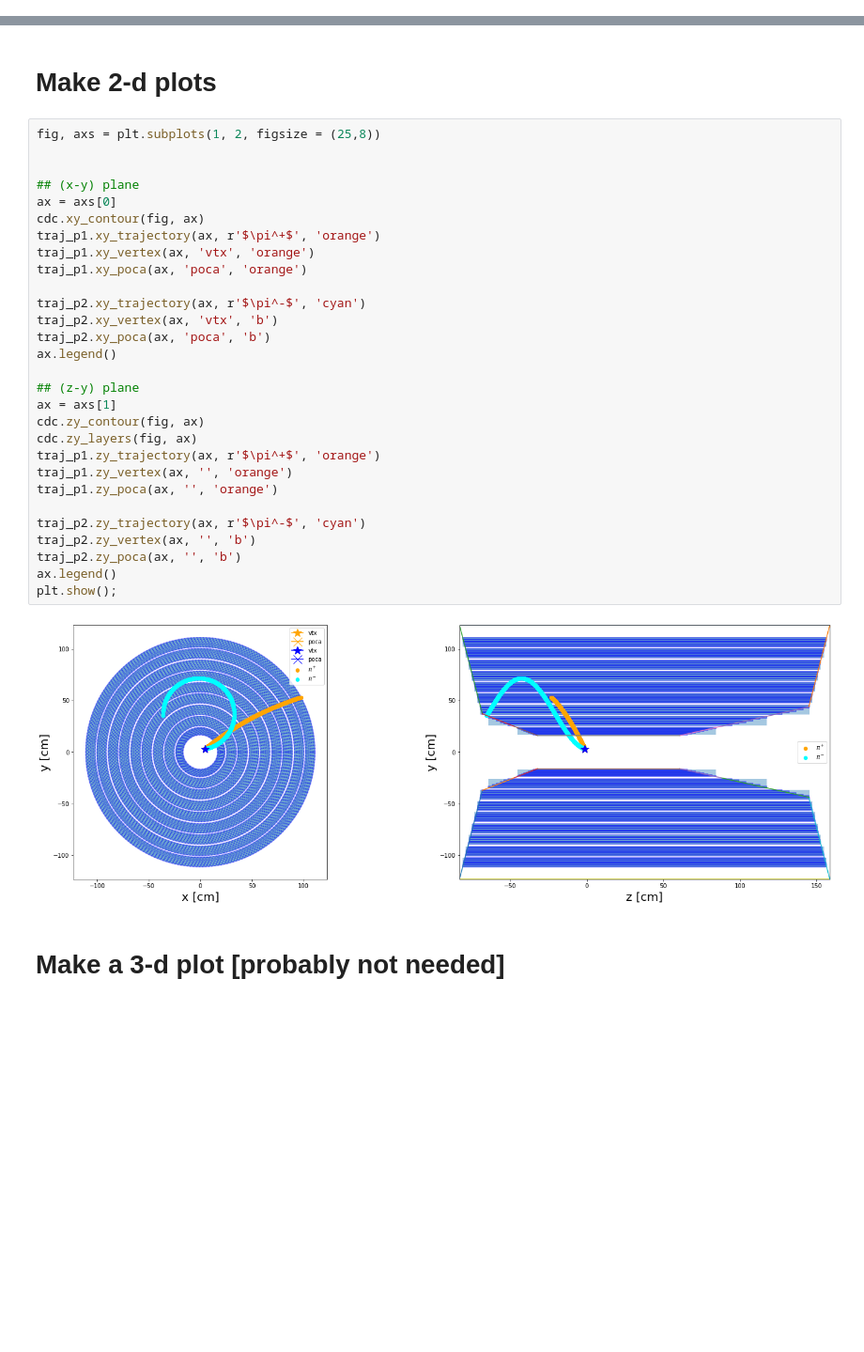
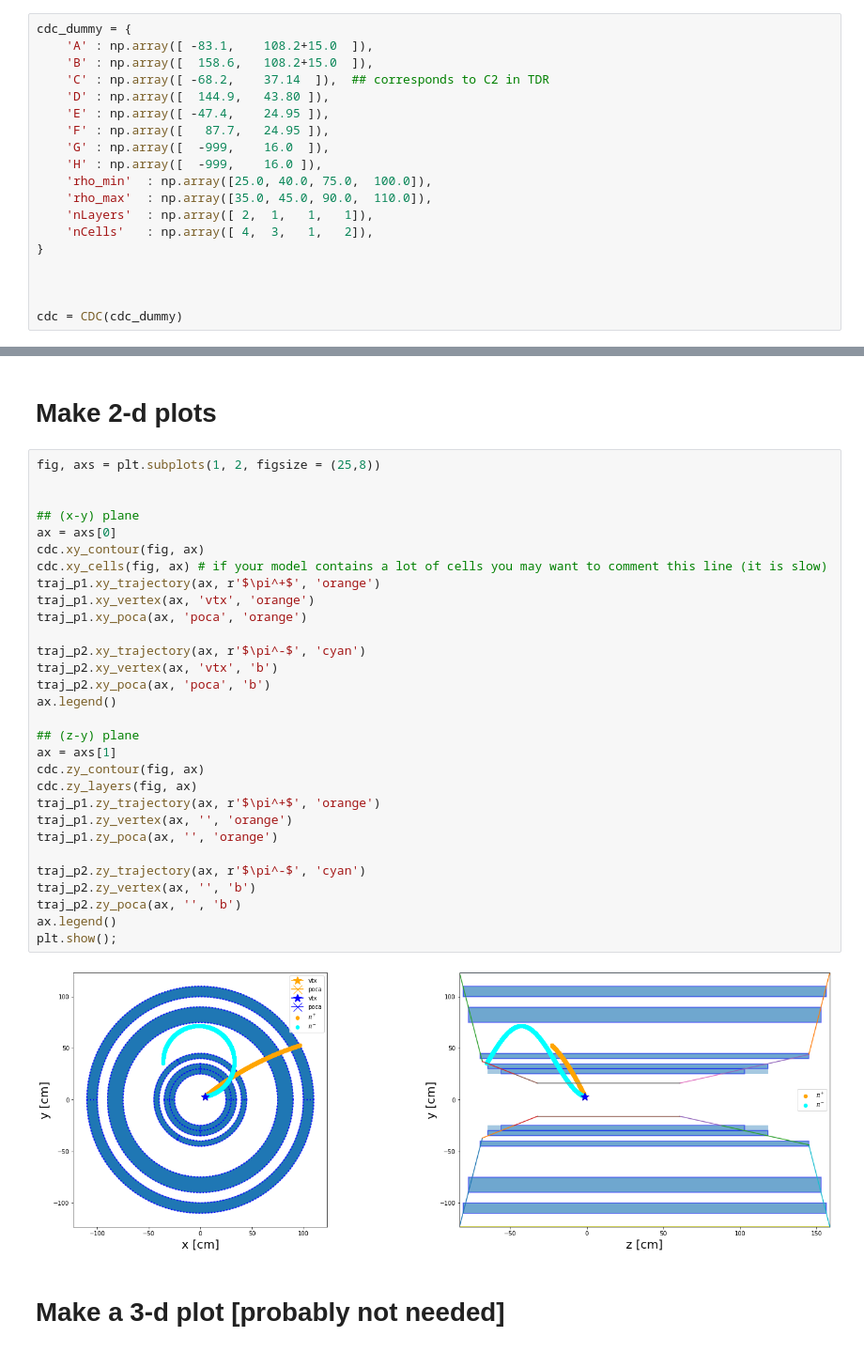
Before and after one commit to eberthol/B2TrEst, a Jupyter notebook: simple_example.ipynb, the cells around one changed output, grey strips where cells are left out. Shown at 94% size. Saved outputs shown, nothing was run; the diff lists cells and outputs as text; blank space fills up the shorter version.

```diff
--- a/simple_example.ipynb
+++ b/simple_example.ipynb
@@ -47,3 +34,22 @@ cdc = CDC(cdc_TDR)
+# %%
+cdc_dummy = {
+    'A' : np.array([ -83.1,    108.2+15.0  ]),
+    'B' : np.array([  158.6,   108.2+15.0  ]),
+    'C' : np.array([ -68.2,    37.14  ]),  ## corresponds to C2 in TDR
+    'D' : np.array([  144.9,   43.80 ]),
+    'E' : np.array([ -47.4,    24.95 ]),
+    'F' : np.array([   87.7,   24.95 ]),
+    'G' : np.array([  -999,    16.0  ]),
+    'H' : np.array([  -999,    16.0 ]),
+    'rho_min'  : np.array([25.0, 40.0, 75.0,  100.0]),
+    'rho_max'  : np.array([35.0, 45.0, 90.0,  110.0]),
+    'nLayers'  : np.array([ 2,  1,   1,   1]),
+    'nCells'   : np.array([ 4,  3,   1,   2]),
+}
+
+
+
+cdc = CDC(cdc_dummy)
 # %% [markdown]
 # Input parameters of each track
 # %%
@@ -88,34 +94,35 @@ track2: 53 CDC hits (cut 28), step = 90 CDC hits (cut 77)
 # %%
 fig, axs = plt.subplots(1, 2, figsize = (25,8))
 
 
 ## (x-y) plane
 ax = axs[0]
 cdc.xy_contour(fig, ax)
+cdc.xy_cells(fig, ax) # if your model contains a lot of cells you may want to comment this line (it is slow)
 traj_p1.xy_trajectory(ax, r'$\pi^+$', 'orange')
 traj_p1.xy_vertex(ax, 'vtx', 'orange')
 traj_p1.xy_poca(ax, 'poca', 'orange')
 
 traj_p2.xy_trajectory(ax, r'$\pi^-$', 'cyan')
 traj_p2.xy_vertex(ax, 'vtx', 'b')
 traj_p2.xy_poca(ax, 'poca', 'b')
 ax.legend()
 
 ## (z-y) plane
 ax = axs[1]
 cdc.zy_contour(fig, ax)
 cdc.zy_layers(fig, ax)
 traj_p1.zy_trajectory(ax, r'$\pi^+$', 'orange')
 traj_p1.zy_vertex(ax, '', 'orange')
 traj_p1.zy_poca(ax, '', 'orange')
 
 traj_p2.zy_trajectory(ax, r'$\pi^-$', 'cyan')
 traj_p2.zy_vertex(ax, '', 'b')
 traj_p2.zy_poca(ax, '', 'b')
 ax.legend()
 plt.show();
 # %% [output]
-[figure, old version]
+[figure, new version]
 # %% [markdown]
 # Make a 3-d plot [probably not needed]
 # %%
```
Also changed, not shown: parts of 5 cells of this notebook, 1 other file.
